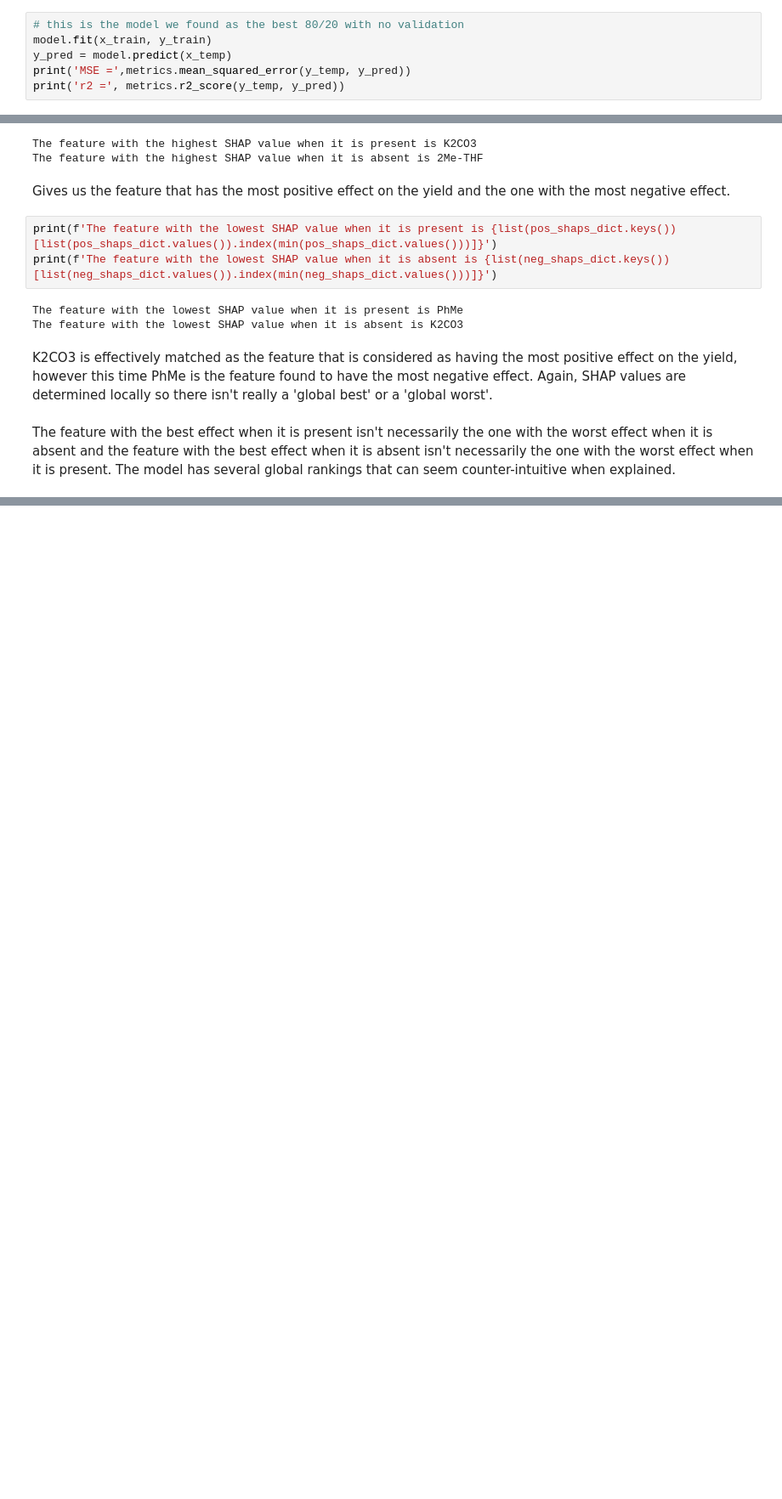
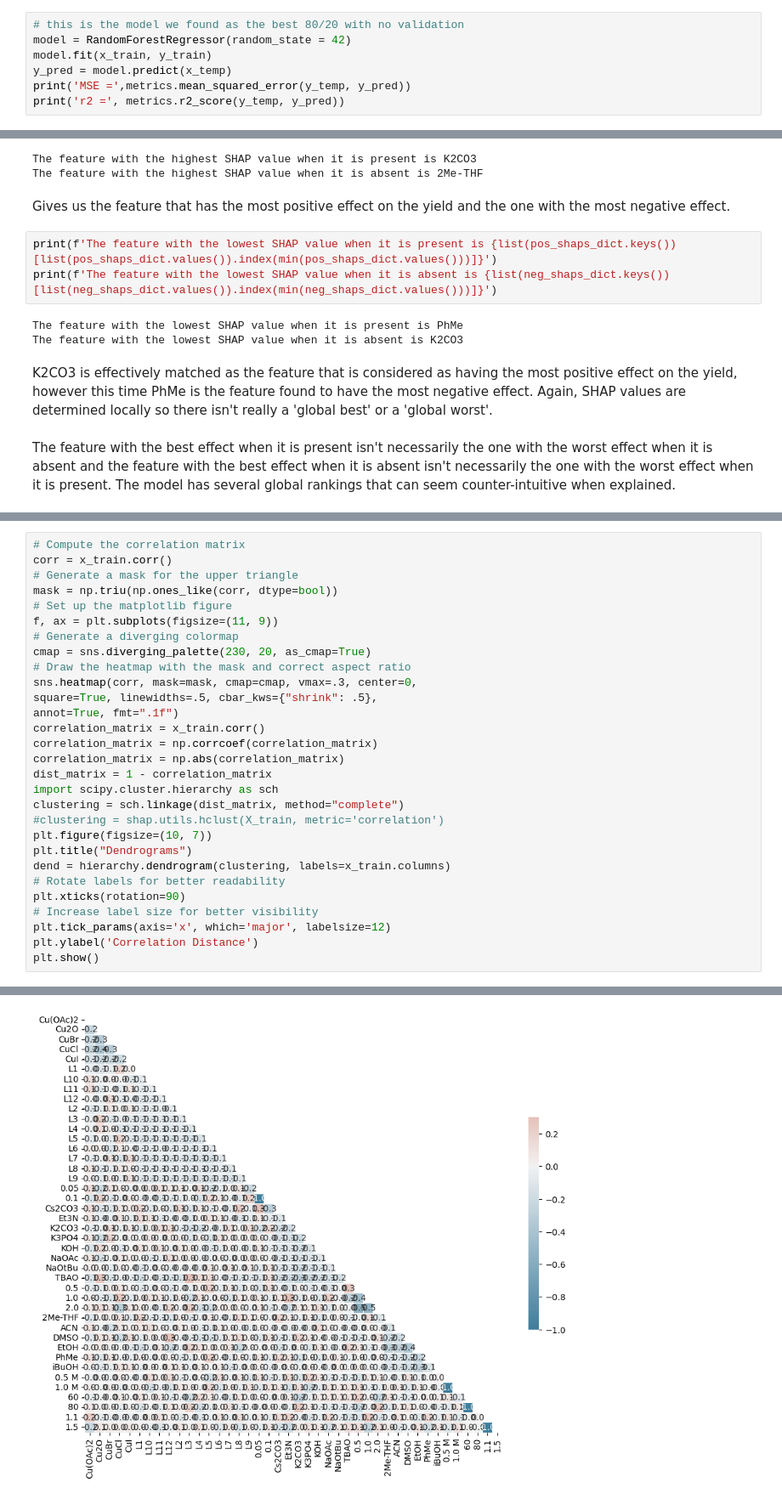
Before and after one commit to schwallergroup/CuCNCC, a Jupyter notebook: notebooks/k-fold+functions.ipynb, the cells around one changed output, grey strips where cells are left out. Shown at 85% size. Drawn from its saved outputs; the diff is of its cells as text; blank space fills up the shorter version.

```diff
--- a/notebooks/k-fold+functions.ipynb
+++ b/notebooks/k-fold+functions.ipynb
@@ -374,6 +374,7 @@ for j in range(0,264):
         y_temp = y_temp.drop([j], axis=0)
 # %%
 # this is the model we found as the best 80/20 with no validation
+model = RandomForestRegressor(random_state = 42)
 model.fit(x_train, y_train)
 y_pred = model.predict(x_temp)
 print('MSE =',metrics.mean_squared_error(y_temp, y_pred))
@@ -636,0 +766,30 @@ The feature with the best effect when it is present isn't necessarily the one wi
+# %%
+# Compute the correlation matrix
+corr = x_train.corr()
+# Generate a mask for the upper triangle
+mask = np.triu(np.ones_like(corr, dtype=bool))
+# Set up the matplotlib figure
+f, ax = plt.subplots(figsize=(11, 9))
+# Generate a diverging colormap
+cmap = sns.diverging_palette(230, 20, as_cmap=True)
+# Draw the heatmap with the mask and correct aspect ratio
+sns.heatmap(corr, mask=mask, cmap=cmap, vmax=.3, center=0,
+square=True, linewidths=.5, cbar_kws={"shrink": .5},
+annot=True, fmt=".1f")
+correlation_matrix = x_train.corr()
+correlation_matrix = np.corrcoef(correlation_matrix)
+correlation_matrix = np.abs(correlation_matrix)
+dist_matrix = 1 - correlation_matrix
+import scipy.cluster.hierarchy as sch
+clustering = sch.linkage(dist_matrix, method="complete")
+#clustering = shap.utils.hclust(X_train, metric='correlation')
+plt.figure(figsize=(10, 7))
+plt.title("Dendrograms")
+dend = hierarchy.dendrogram(clustering, labels=x_train.columns)
+# Rotate labels for better readability
+plt.xticks(rotation=90)
+# Increase label size for better visibility
+plt.tick_params(axis='x', which='major', labelsize=12)
+plt.ylabel('Correlation Distance')
+plt.show()
+# %% [output]
@@ -636,0 +797 @@ The feature with the best effect when it is present isn't necessarily the one wi
+[figure, added]
```
Also changed, not shown: parts of 25 cells of this notebook.
